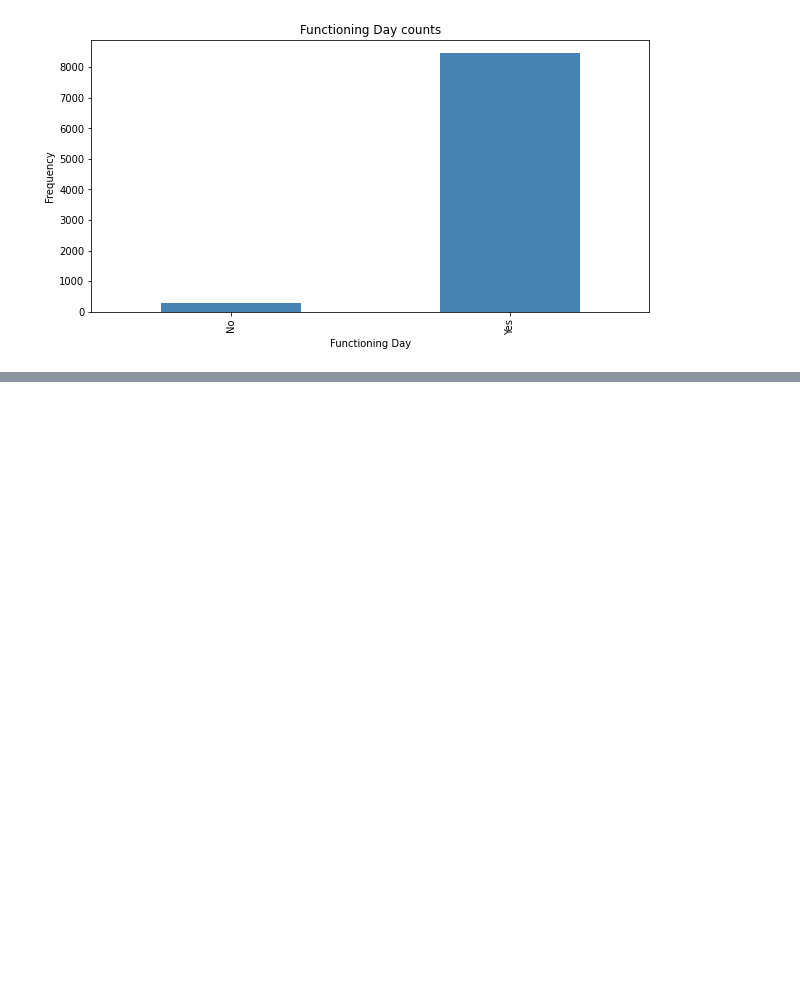
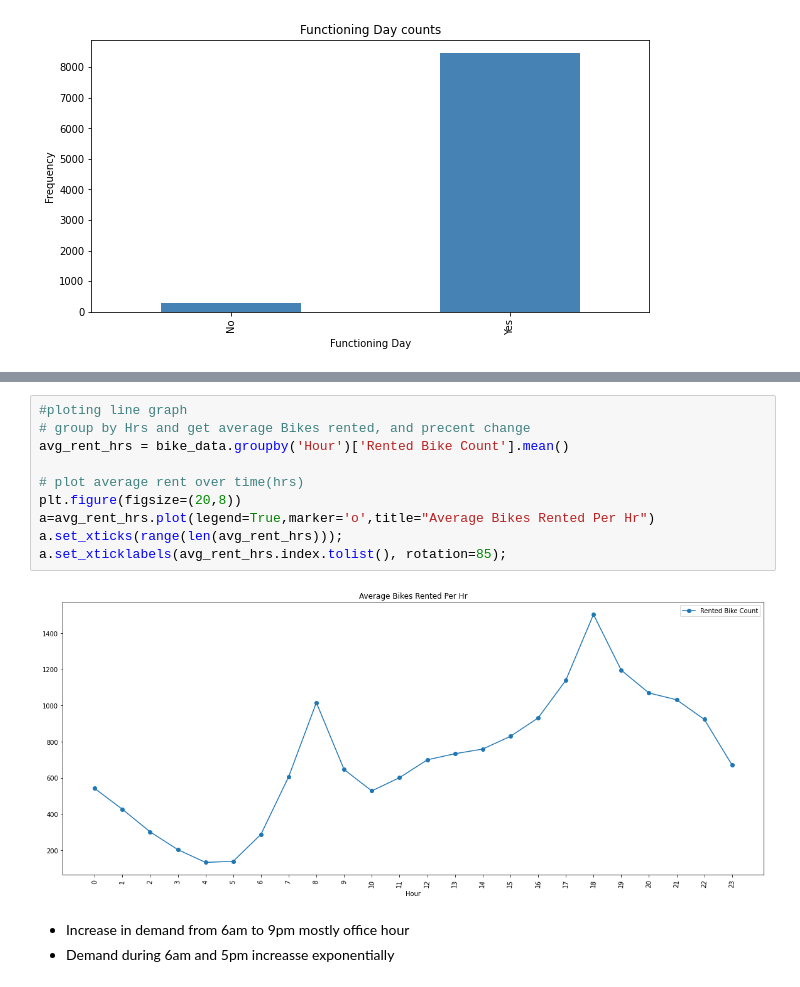
Before and after one commit to MiteshBhanushali/BikeSharingDemandPrediction, a Jupyter notebook: Copy_of_Bike_Sharing_Demand_Prediction_Capstone_Project.ipynb, the cells around one changed output, grey strips where cells are left out. Drawn from its saved outputs; the diff is of its cells as text; blank space fills up the shorter version.

```diff
--- a/Copy_of_Bike_Sharing_Demand_Prediction_Capstone_Project.ipynb
+++ b/Copy_of_Bike_Sharing_Demand_Prediction_Capstone_Project.ipynb
@@ -267,0 +322,16 @@ plt.show()
+# %%
+#ploting line graph
+# group by Hrs and get average Bikes rented, and precent change
+avg_rent_hrs = bike_data.groupby('Hour')['Rented Bike Count'].mean()
+
+# plot average rent over time(hrs)
+plt.figure(figsize=(20,8))
+a=avg_rent_hrs.plot(legend=True,marker='o',title="Average Bikes Rented Per Hr")
+a.set_xticks(range(len(avg_rent_hrs)));
+a.set_xticklabels(avg_rent_hrs.index.tolist(), rotation=85);
+# %% [output]
+[figure, added]
+# %% [markdown]
+
+*   Increase in demand from 6am to 9pm mostly office hour
+*   Demand during 6am and 5pm increasse exponentially
```
Also changed, not shown: parts of 9 cells of this notebook.
